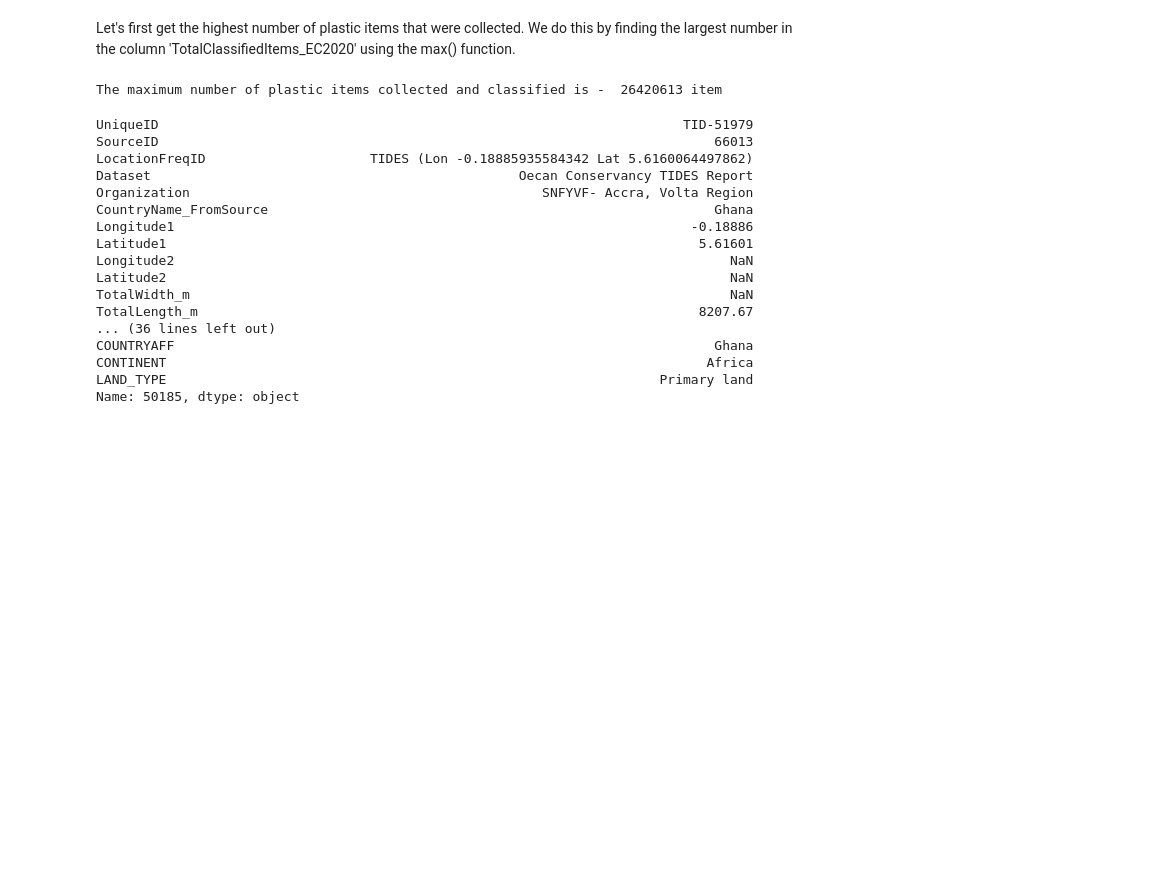
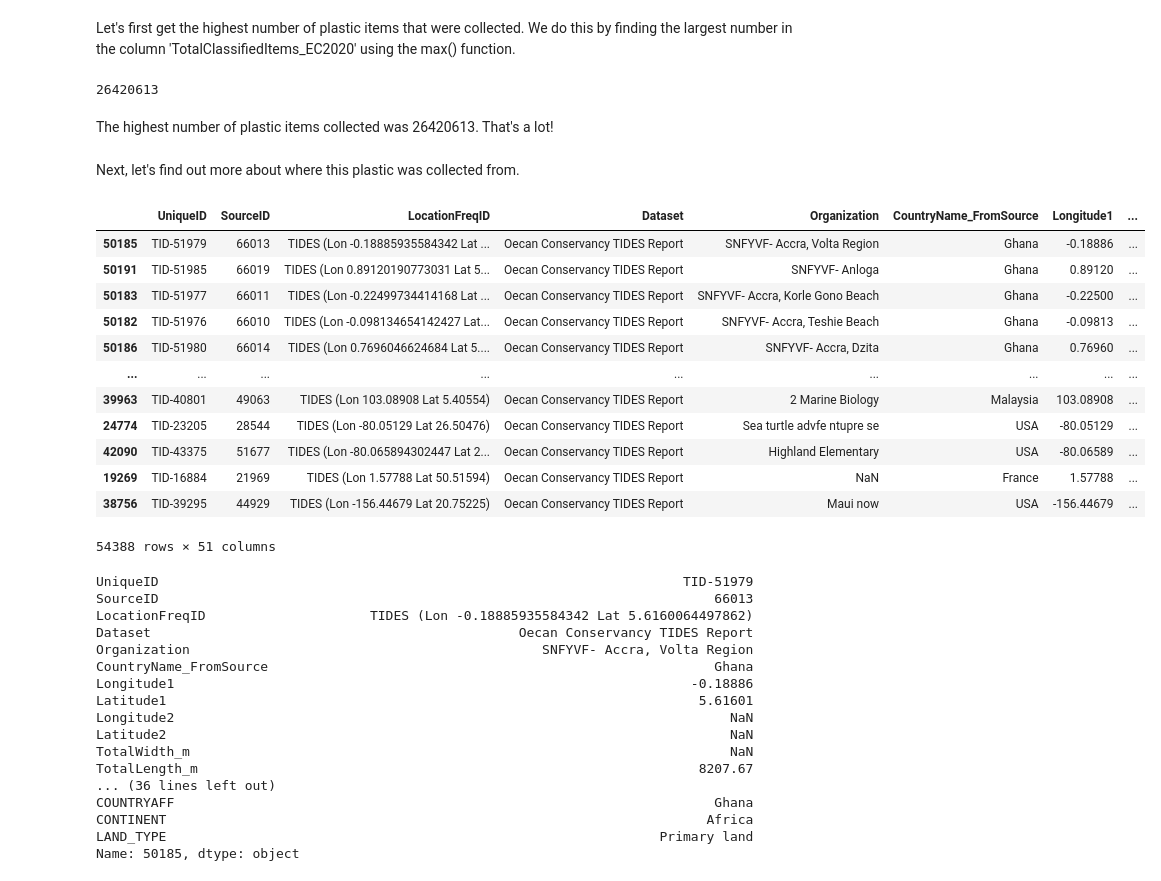
Before and after one commit to callysto/hackathon, a Jupyter notebook: SustainabilityOnMars/ChallengeExamples/plastic-example.ipynb, the cells around one changed output. Drawn from its saved outputs; the diff is of its cells as text; code cells hidden in the pictures; blank space fills up the shorter version.

```diff
--- a/SustainabilityOnMars/ChallengeExamples/plastic-example.ipynb
+++ b/SustainabilityOnMars/ChallengeExamples/plastic-example.ipynb
@@ -104,7 +104,29 @@ The column '**TotalClassifiedItems_EC2020**' contains the total number of plasti
 Let's first get the highest number of plastic items that were collected. We do this by finding the largest number in the column 'TotalClassifiedItems_EC2020' using the max() function.
 # %%
 # find largest number of plastic items collected and classified
-print("The maximum number of plastic items collected and classified is - " , plastics['TotalClassifiedItems_EC2020'].max(), 'item')
+plastics['TotalClassifiedItems_EC2020'].max()
 # %% [output]
-The maximum number of plastic items collected and classified is -  26420613 item
+26420613
+# %% [markdown]
+The highest number of plastic items collected was 26420613. That's a lot!
+# %% [markdown]
+Next, let's find out more about where this plastic was collected from.
+# %%
+# First let's sort the data by the 'TotalClassifiedItems_EC2020' column by descending order i.e. highest is first
+# Note the row number associated with the highest items which is 50185
+plastics.sort_values(by="TotalClassifiedItems_EC2020", ascending = False)
+# %% [output]
+|  | UniqueID | SourceID | LocationFreqID | Dataset | Organization | CountryName_FromSource | Longitude1 | ... |
+| 50185 | TID-51979 | 66013 | TIDES (Lon -0.18885935584342 Lat ... | Oecan Conservancy TIDES Report | SNFYVF- Accra, Volta Region | Ghana | -0.18886 | ... |
+| 50191 | TID-51985 | 66019 | TIDES (Lon 0.89120190773031 Lat 5... | Oecan Conservancy TIDES Report | SNFYVF- Anloga | Ghana | 0.89120 | ... |
+| 50183 | TID-51977 | 66011 | TIDES (Lon -0.22499734414168 Lat ... | Oecan Conservancy TIDES Report | SNFYVF- Accra, Korle Gono Beach | Ghana | -0.22500 | ... |
+| 50182 | TID-51976 | 66010 | TIDES (Lon -0.098134654142427 Lat... | Oecan Conservancy TIDES Report | SNFYVF- Accra, Teshie Beach | Ghana | -0.09813 | ... |
+| 50186 | TID-51980 | 66014 | TIDES (Lon 0.7696046624684 Lat 5.... | Oecan Conservancy TIDES Report | SNFYVF- Accra, Dzita | Ghana | 0.76960 | ... |
+| ... | ... | ... | ... | ... | ... | ... | ... | ... |
+| 39963 | TID-40801 | 49063 | TIDES (Lon 103.08908 Lat 5.40554) | Oecan Conservancy TIDES Report | 2 Marine Biology | Malaysia | 103.08908 | ... |
+| 24774 | TID-23205 | 28544 | TIDES (Lon -80.05129 Lat 26.50476) | Oecan Conservancy TIDES Report | Sea turtle advfe ntupre se | USA | -80.05129 | ... |
+| 42090 | TID-43375 | 51677 | TIDES (Lon -80.065894302447 Lat 2... | Oecan Conservancy TIDES Report | Highland Elementary | USA | -80.06589 | ... |
+| 19269 | TID-16884 | 21969 | TIDES (Lon 1.57788 Lat 50.51594) | Oecan Conservancy TIDES Report | NaN | France | 1.57788 | ... |
+| 38756 | TID-39295 | 44929 | TIDES (Lon -156.44679 Lat 20.75225) | Oecan Conservancy TIDES Report | Maui now | USA | -156.44679 | ... |
+54388 rows × 51 columns
 # %%
```
Also changed, not shown: parts of 19 cells of this notebook.
